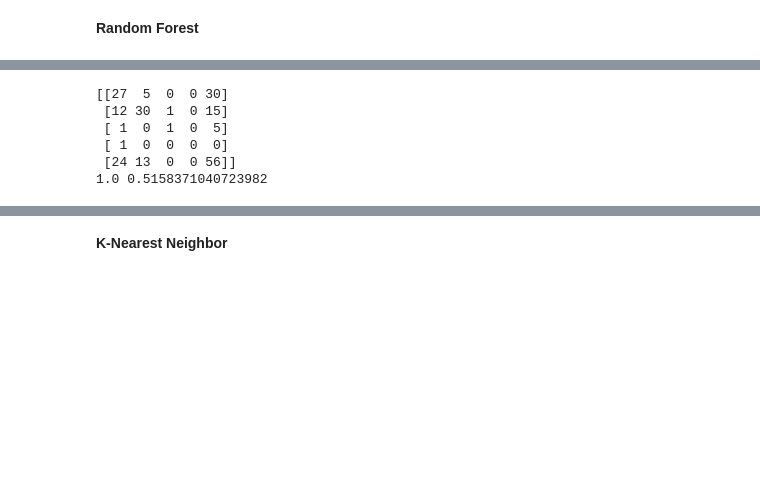
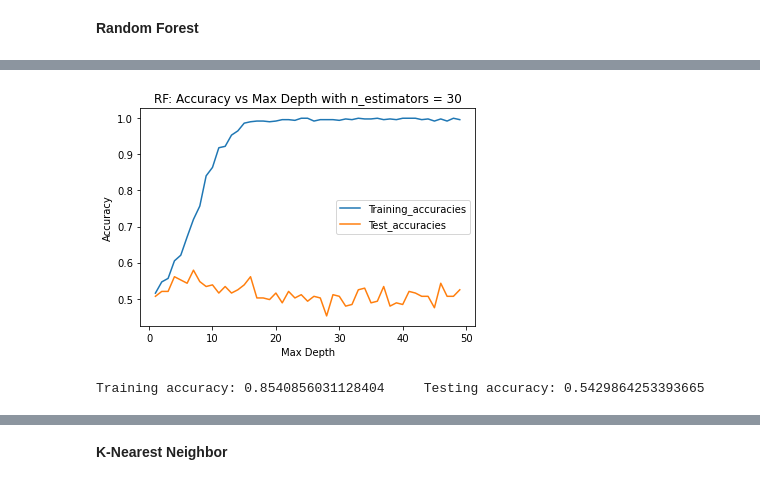
Before and after one commit to ashleyg16/Capstone2, a Jupyter notebook: Capstone 2 Modeling.ipynb, the cells around one changed output, grey strips where cells are left out. Cells and saved outputs as stored; diff of their text form; code cells hidden in the pictures; blank space fills up the shorter version.

```diff
--- a/Capstone 2 Modeling.ipynb
+++ b/Capstone 2 Modeling.ipynb
@@ -82,14 +77,34 @@ for n in neighbors:
+# %%
+#RF is also dependent on max_depth, going to try and optimize to keep from overfitting
+dep = np.arange(1,50)
+train_acc_d = {}
+test_acc_d = {}
+
+for d in dep:
+    rf = RandomForestClassifier(n_estimators = 30, max_depth = d)
+    rf.fit(X_train, y_train.values.ravel())
+    train_acc_d[d] = rf.score(X_train, y_train)
+    test_acc_d[d] = rf.score(X_test, y_test)
+# %%
+#Plotting the accuracies
+plt.title('RF: Accuracy vs Max Depth with n_estimators = 30')
+plt.plot(dep, train_acc_d.values(), label = 'Training_accuracies')
+plt.plot(dep, test_acc_d.values(), label = 'Test_accuracies')
+plt.legend()
+plt.xlabel('Max Depth')
+plt.ylabel('Accuracy')
+plt.show()
+# %% [output]
+[figure, added]
 # %%
-#Confusion matrix and accuracy
-cf_matrix = confusion_matrix(y_test, y_pred)
+#Looking at Accuracy for our final model with n_estimators = 30 and max_depth = 10
+rf = RandomForestClassifier(n_estimators = 30, max_depth = 10)
+rf.fit(X_train, y_train.values.ravel())
+y_pred = rf.predict(X_test)
+
 train_acc_rf = rf.score(X_train, y_train)
 test_acc_rf = rf.score(X_test, y_test)
-print(cf_matrix)
-print(train_acc_rf, test_acc_rf)
+
+print('Training accuracy:', train_acc_rf, '    Testing accuracy:', test_acc_rf)
 # %% [output]
-[[27  5  0  0 30]
- [12 30  1  0 15]
- [ 1  0  1  0  5]
- [ 1  0  0  0  0]
- [24 13  0  0 56]]
-1.0 0.5158371040723982
+Training accuracy: 0.8540856031128404     Testing accuracy: 0.5429864253393665
```
Also changed, not shown: parts of 23 cells of this notebook.
